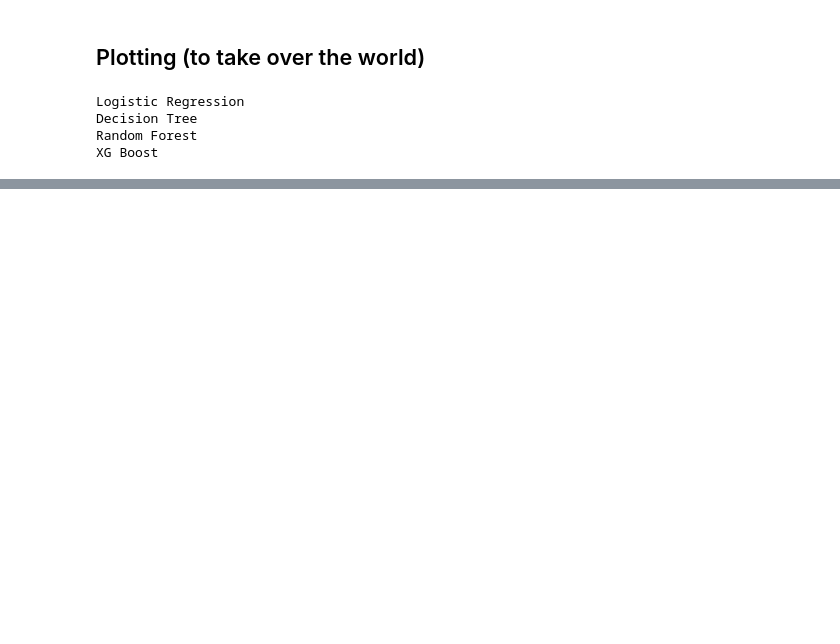
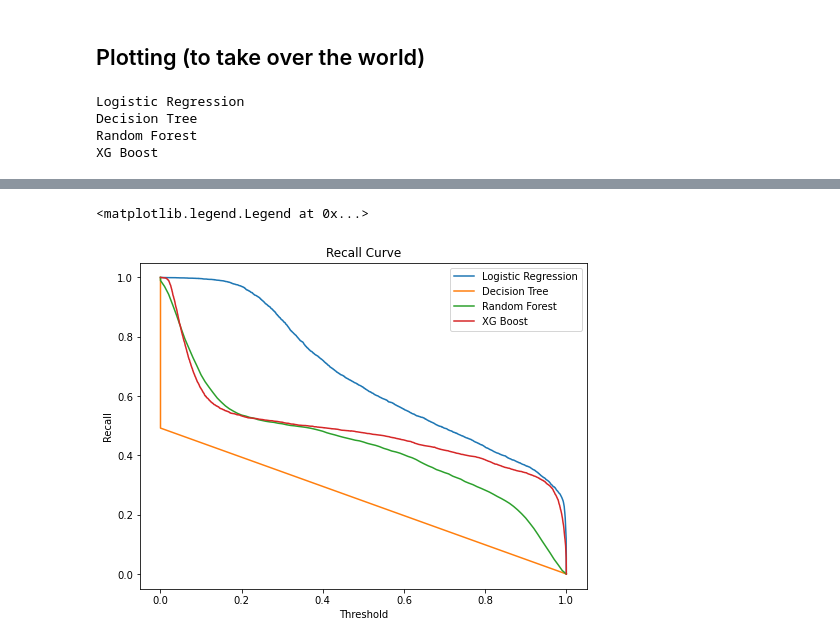
Before and after one commit to sjo302/Capstone, a Jupyter notebook: Notebooks/10_models.ipynb, the cells around one changed output, grey strips where cells are left out. Drawn from its saved outputs; the diff is of its cells as text; code cells hidden in the pictures; blank space fills up the shorter version.

```diff
--- a/Notebooks/10_models.ipynb
+++ b/Notebooks/10_models.ipynb
@@ -197,0 +226,12 @@ plt.legend(loc = 'lower right')
+# %%
+plt.figure(figsize = (8,6))
+for mod in results:
+    prec, rec, thresh = precision_recall_curve(y_val, results[mod]['pred'])
+    plt.plot(np.append(0, thresh), rec, label='%s' %mod)
+    plt.xlabel('Threshold')
+    plt.ylabel('Recall')
+    plt.title('Recall Curve')
+plt.legend(loc = 'upper right')
+# %% [output]
+<matplotlib.legend.Legend at 0x...>
+[figure, added]
```
Also changed, not shown: parts of 36 cells of this notebook.
